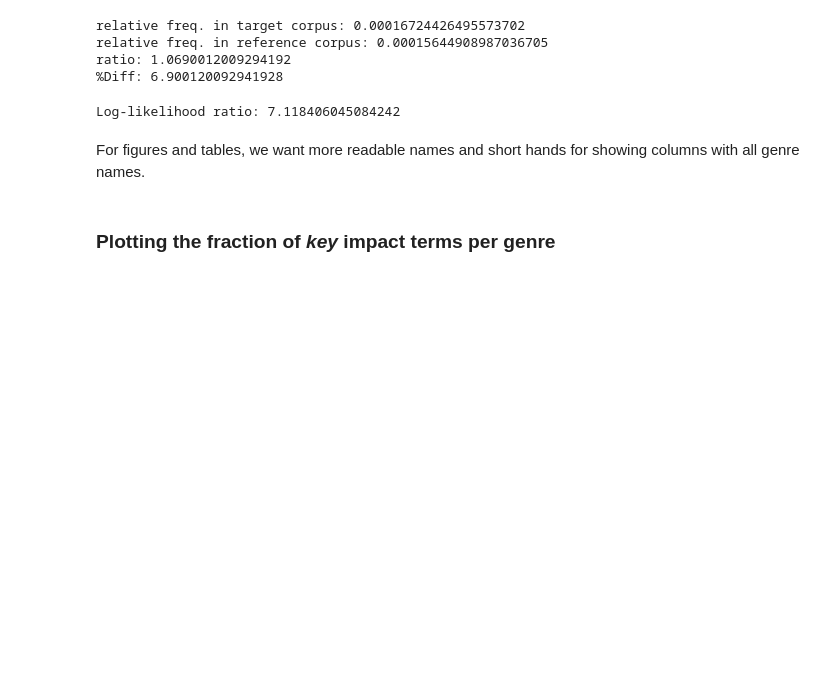
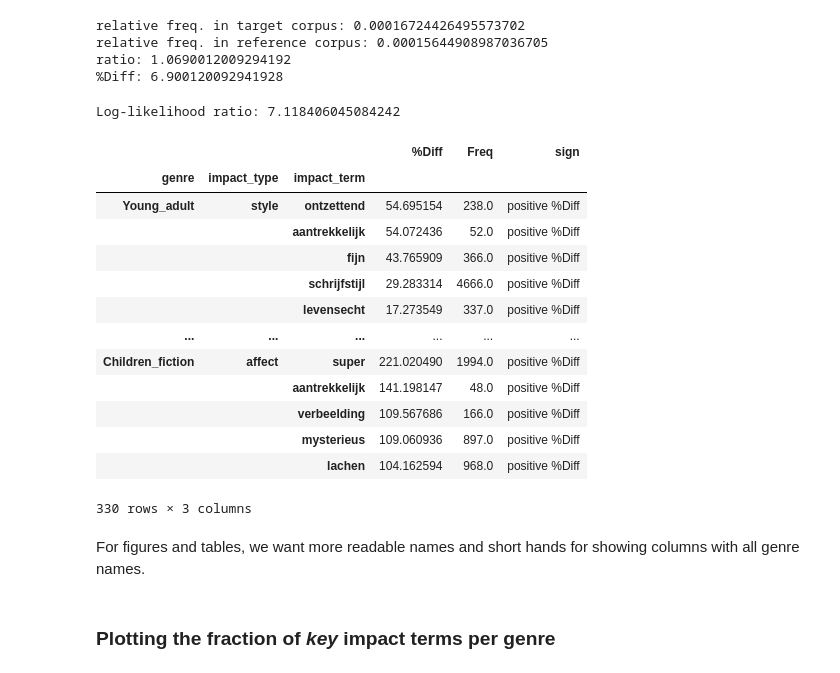
Before and after one commit to impact-and-fiction/jcls-2024-topic-genre-impact, a Jupyter notebook: notebooks/keyness-analysis-percent_diff-genre.ipynb, the cells around one changed output. Saved outputs shown, nothing was run; the diff lists cells and outputs as text; code cells hidden in the pictures; blank space fills up the shorter version.

Commit message:
Add table with key impact terms

```diff
--- a/notebooks/keyness-analysis-percent_diff-genre.ipynb
+++ b/notebooks/keyness-analysis-percent_diff-genre.ipynb
@@ -358,6 +358,34 @@ ratio: 1.0690012009294192
 print('Log-likelihood ratio:', keyness[keyness.impact_type == 'affect'].loc['boeiend']['Suspense'])
 # %% [output]
 Log-likelihood ratio: 7.118406045084242
+# %%
+temp = sdf.sort_values(['genre', 'impact_type', '%Diff'], ascending=False).groupby(['genre', 'impact_type']).head(10)
+sdf_table = temp[['genre', 'impact_type', 'impact_term', 'Freq', '%Diff', 'sign']].to_html()
+
+sdf_table = temp.set_index(['genre', 'impact_type', 'impact_term']).to_html()
+
+
+with open('../data/key_impact_terms-per_genre.html', 'wt') as fh:
+    fh.write(sdf_table)
+
+temp.set_index(['genre', 'impact_type', 'impact_term'])
+#temp.set_index(['genre', 'impact_type']).loc['Other fiction']
+#sdf.groupby(['genre', 'impact_type']).nlargest(10, '%Diff')
+# %% [output]
+|  |  |  | %Diff | Freq | sign |
+| genre | impact_type | impact_term |  |  |  |
+| Young_adult | style | ontzettend | 54.695154 | 238.0 | positive %Diff |
+|  |  | aantrekkelijk | 54.072436 | 52.0 | positive %Diff |
+|  |  | fijn | 43.765909 | 366.0 | positive %Diff |
+|  |  | schrijfstijl | 29.283314 | 4666.0 | positive %Diff |
+|  |  | levensecht | 17.273549 | 337.0 | positive %Diff |
+| ... | ... | ... | ... | ... | ... |
+| Children_fiction | affect | super | 221.020490 | 1994.0 | positive %Diff |
+|  |  | aantrekkelijk | 141.198147 | 48.0 | positive %Diff |
+|  |  | verbeelding | 109.567686 | 166.0 | positive %Diff |
+|  |  | mysterieus | 109.060936 | 897.0 | positive %Diff |
+|  |  | lachen | 104.162594 | 968.0 | positive %Diff |
+330 rows × 3 columns
 # %% [markdown]
 For figures and tables, we want more readable names and short hands for showing columns with all genre names.
 # %%
```
Also changed, not shown: parts of 4 cells of this notebook, 7 other files.
